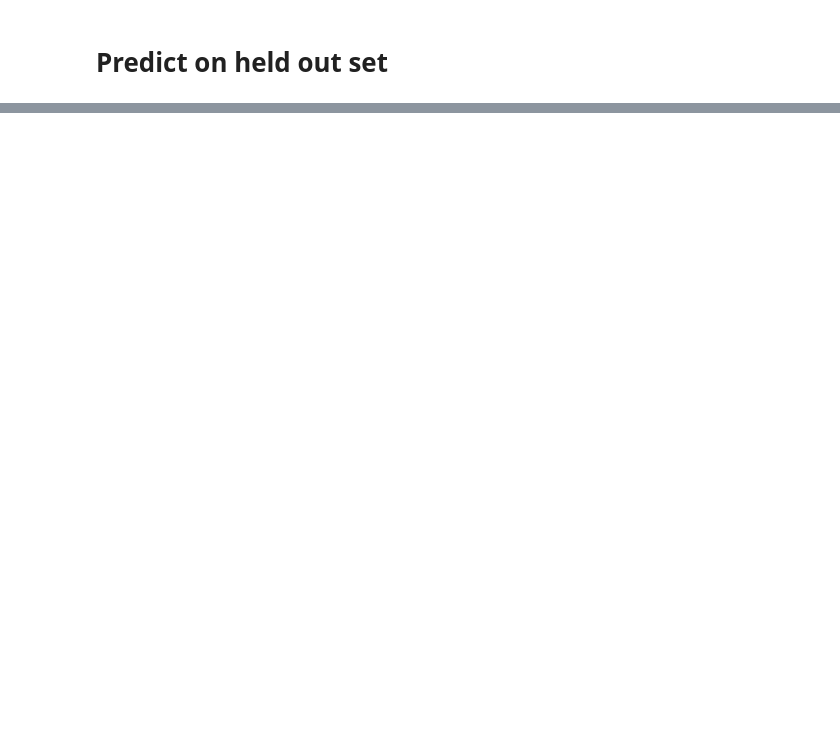
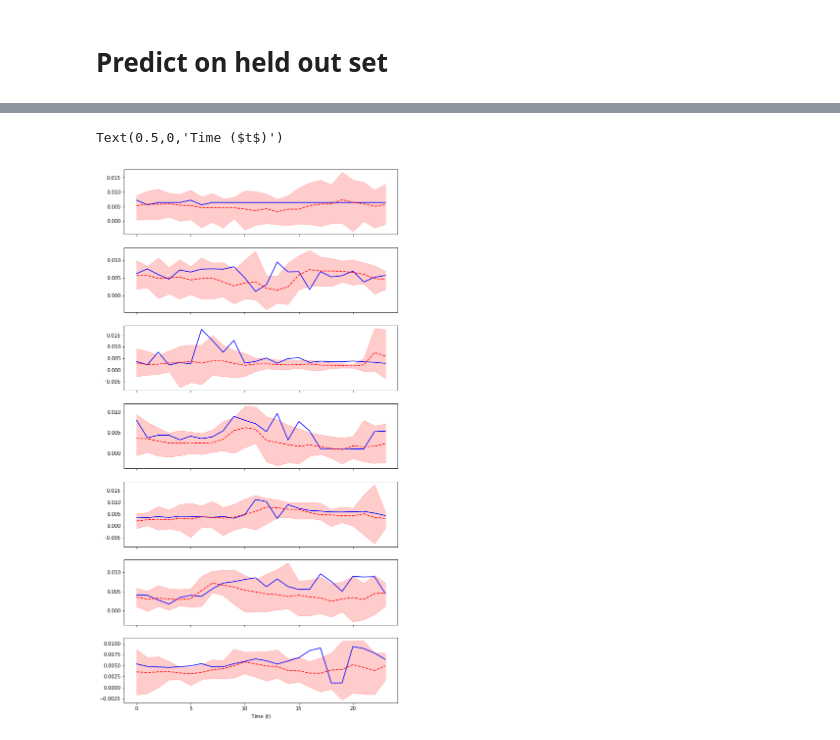
Before and after one commit to dantegates/deep-ar, a Jupyter notebook: deep-ar.ipynb, the cells around one changed output, grey strips where cells are left out. Cells and saved outputs as stored; diff of their text form; code cells hidden in the pictures; blank space fills up the shorter version.

```diff
--- a/deep-ar.ipynb
+++ b/deep-ar.ipynb
@@ -601,3 +603,19 @@ Text(0.5,0,'Time ($t$)')
+# %%
+import matplotlib.pyplot as plt
+
+fig, axs = plt.subplots(len(x_test), figsize=(10, 20), sharex=True)
+
+stacked_preds = np.stack(predictions, axis=3)
+
+for i, ax in enumerate(axs):
+    ax.plot(np.arange(prediction_length), y_test[i].reshape(-1), color='b')
+    ax.plot(np.arange(prediction_length), p_means[i], color='r', ls='--')
+    ax.fill_between(np.arange(prediction_length), np.min(stacked_preds, axis=(2, 3))[i], np.max(stacked_preds, axis=(2, 3))[i], alpha=0.2, color='r')
+
+ax.set_xlabel('Time ($t$)')
+# %% [output]
+Text(0.5,0,'Time ($t$)')
+[figure, added]
 # %%
 import matplotlib.pyplot as plt
 
```
Also changed, not shown: parts of 32 cells of this notebook.
